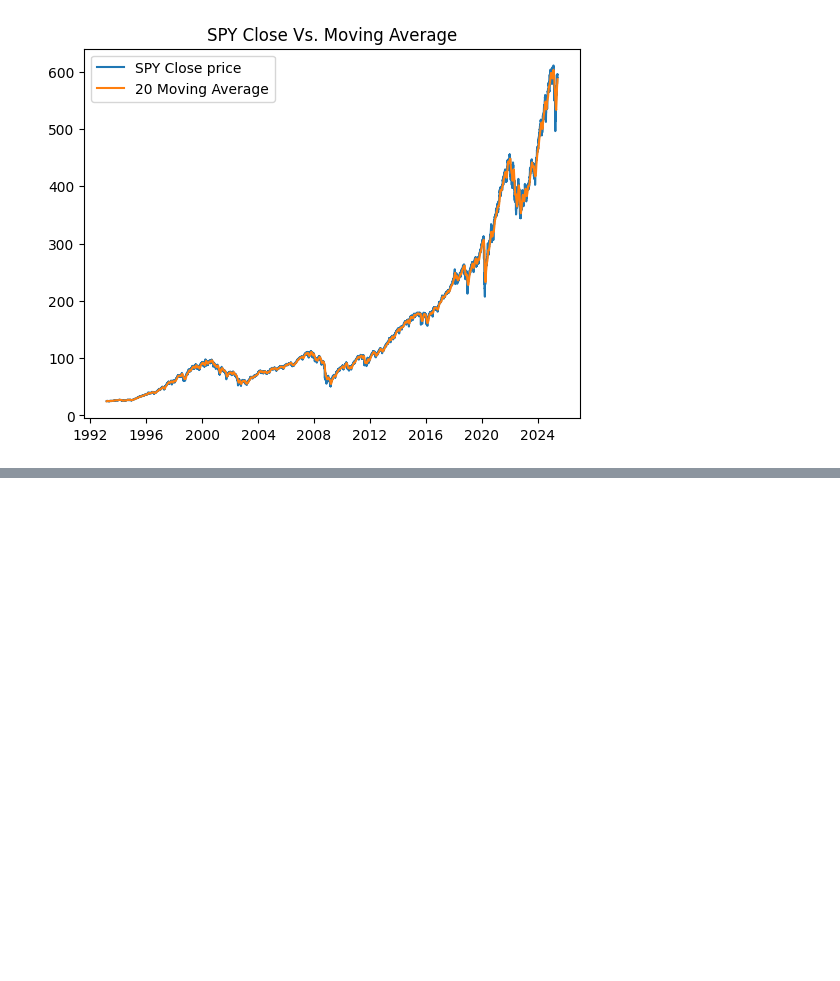
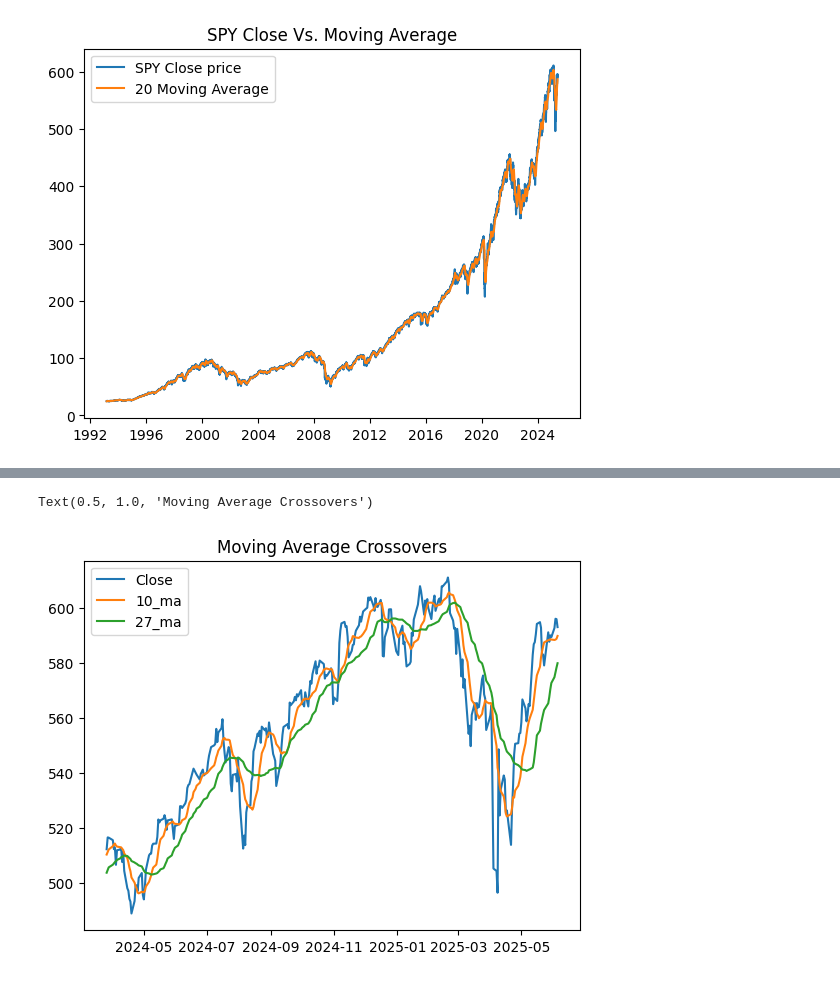
Before and after one commit to AdrianNeshad/PythonTrader, a Jupyter notebook: MovingAvg.ipynb, the cells around one changed output, grey strips where cells are left out. Cells and saved outputs as stored; diff of their text form; code cells hidden in the pictures; blank space fills up the shorter version.

```diff
--- a/MovingAvg.ipynb
+++ b/MovingAvg.ipynb
@@ -94,0 +153,31 @@ plt.plot(df['asset_cumulative'])
+# %%
+TICKER = 'SPY'
+WINDOW = 20
+FAST = 10
+SLOW = 27
+LOOKBACK = 1000000
+
+def get_data():
+    df = yf.download(TICKER)
+    df.columns = df.columns.get_level_values(0)
+
+    return df
+
+def add_moving_averages(df, fast, slow):
+    df[f'{FAST}_ma'] = df['Close'].rolling(FAST).mean()
+    df[f'{SLOW}_ma'] = df['Close'].rolling(SLOW).mean()
+
+    subset = df.iloc[-LOOKBACK:, :]
+
+    plt.plot(subset['Close'])
+    plt.plot(subset[f'{FAST}_ma'])
+    plt.plot(subset[f'{SLOW}_ma'])
+
+    plt.legend(['Close', f'{FAST}_ma', f'{SLOW}_ma'])
+    plt.title('Moving Average Crossovers')
+    return df.dropna()
+
+df = get_data()
+df = add_moving_averages(df, FAST, SLOW)
+
+df
@@ -94,0 +200,13 @@ plt.plot(df['asset_cumulative'])
+# %%
+#there are two parts iloc - rows, columns - separated by a comma
+subsection = df.iloc[-300:,:]
+
+plt.plot(subsection['Close'])
+plt.plot(subsection[f'{FAST}_ma'])
+plt.plot(subsection[f'{SLOW}_ma'])
+
+plt.legend(['Close', f'{FAST}_ma', f'{SLOW}_ma'])
+plt.title('Moving Average Crossovers')
+# %% [output]
+Text(0.5, 1.0, 'Moving Average Crossovers')
+[figure, added]
```
Also changed, not shown: parts of 8 cells of this notebook, 1 other file.
